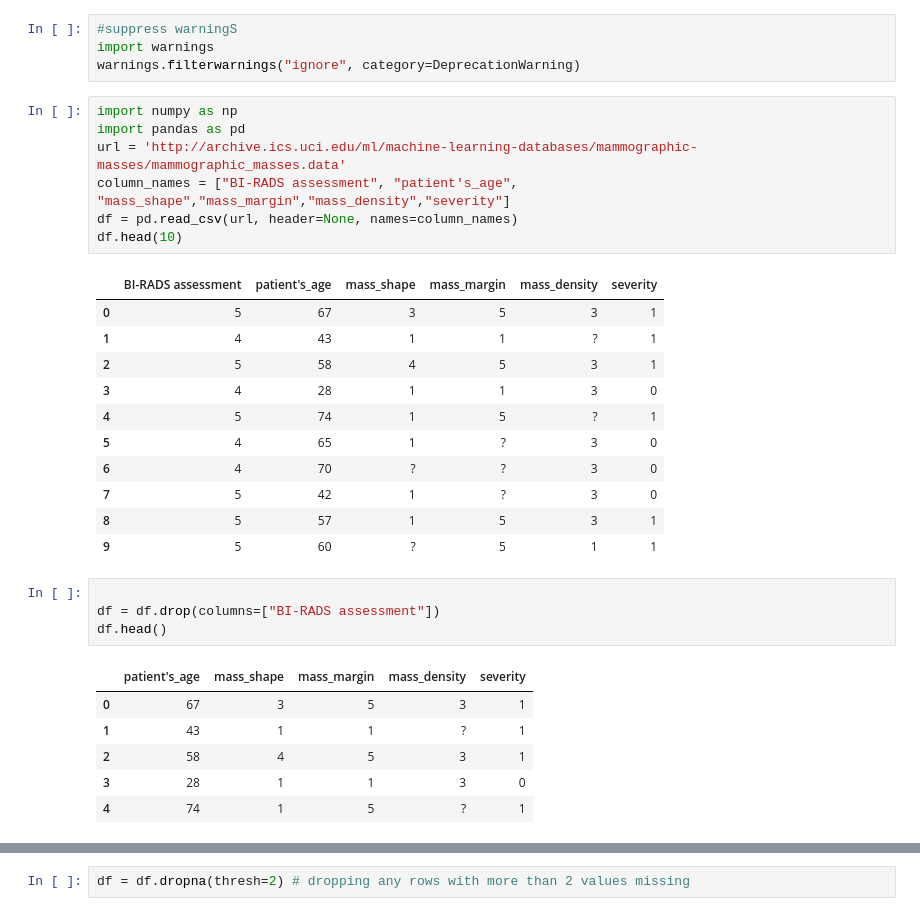
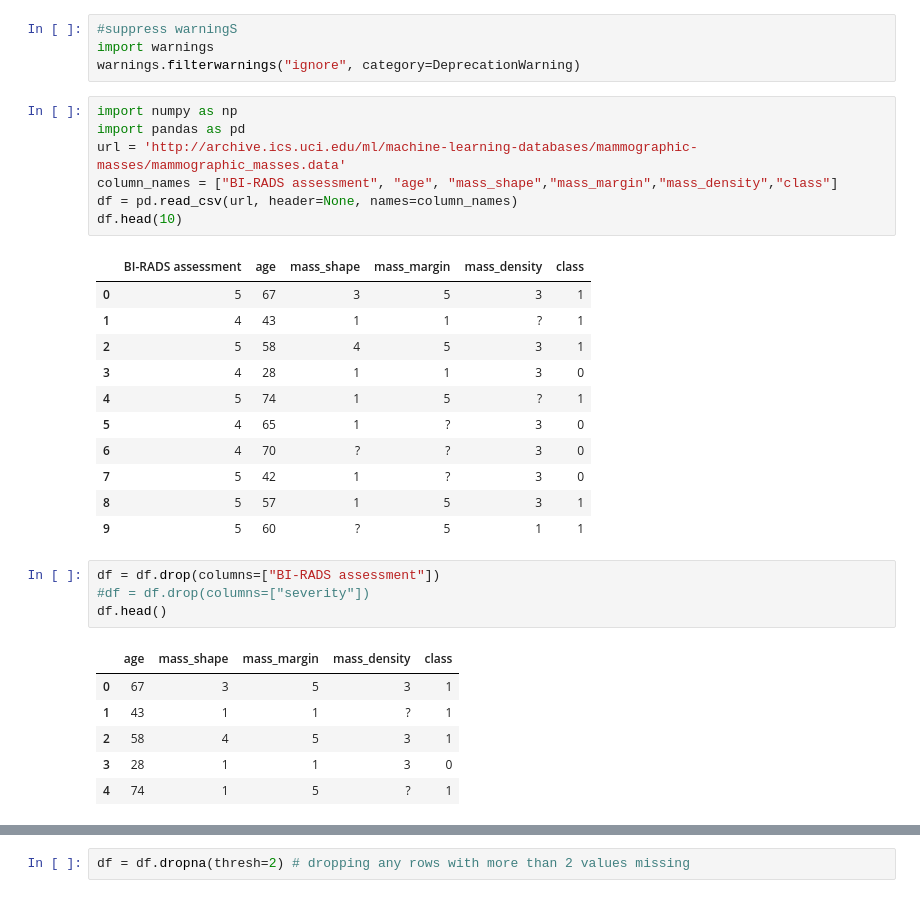
Before and after one commit to liivits/Liivits, a Jupyter notebook: Untitled.ipynb, the cells around one changed output, grey strips where cells are left out. Cells and saved outputs as stored; diff of their text form.

```diff
--- a/Untitled.ipynb
+++ b/Untitled.ipynb
@@ -5,12 +5,12 @@ warnings.filterwarnings("ignore", category=DeprecationWarning)
 # %%
 import numpy as np
 import pandas as pd
 url = 'http://archive.ics.uci.edu/ml/machine-learning-databases/mammographic-masses/mammographic_masses.data'
-column_names = ["BI-RADS assessment", "patient's_age", "mass_shape","mass_margin","mass_density","severity"]
+column_names = ["BI-RADS assessment", "age", "mass_shape","mass_margin","mass_density","class"]
 df = pd.read_csv(url, header=None, names=column_names)
 df.head(10)
 # %% [output]
-|  | BI-RADS assessment | patient's_age | mass_shape | mass_margin | mass_density | severity |
+|  | BI-RADS assessment | age | mass_shape | mass_margin | mass_density | class |
 | 0 | 5 | 67 | 3 | 5 | 3 | 1 |
 | 1 | 4 | 43 | 1 | 1 | ? | 1 |
 | 2 | 5 | 58 | 4 | 5 | 3 | 1 |
@@ -22,11 +22,11 @@ df.head(10)
 | 8 | 5 | 57 | 1 | 5 | 3 | 1 |
 | 9 | 5 | 60 | ? | 5 | 1 | 1 |
 # %%
-
 df = df.drop(columns=["BI-RADS assessment"])
+#df = df.drop(columns=["severity"])
 df.head()
 # %% [output]
-|  | patient's_age | mass_shape | mass_margin | mass_density | severity |
+|  | age | mass_shape | mass_margin | mass_density | class |
 | 0 | 67 | 3 | 5 | 3 | 1 |
 | 1 | 43 | 1 | 1 | ? | 1 |
 | 2 | 58 | 4 | 5 | 3 | 1 |
```
Also changed, not shown: parts of 17 cells of this notebook.
